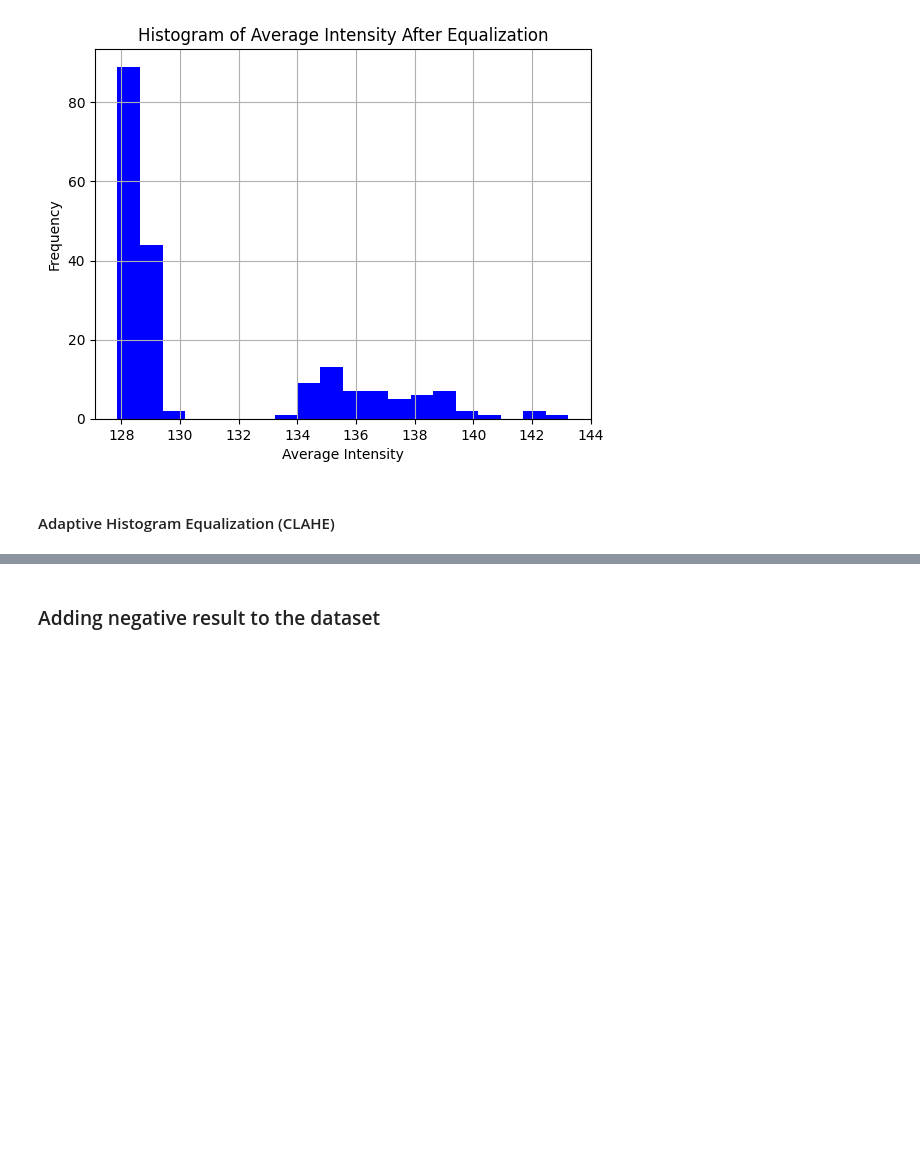
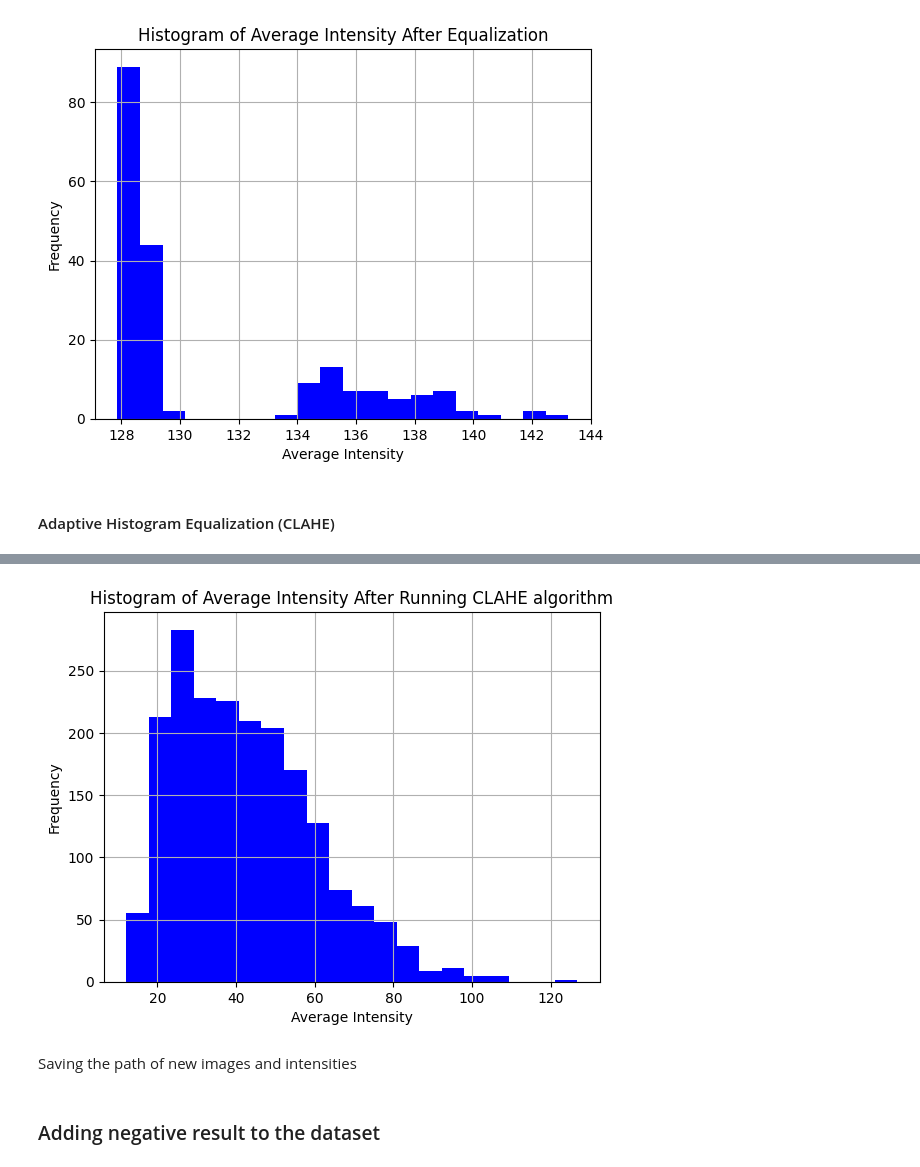
Before and after one commit to dudderThugger/laboratory-mammography, a Jupyter notebook: mammography_seg_ml.ipynb, the cells around one changed output, grey strips where cells are left out. Cells and saved outputs as stored; diff of their text form; code cells hidden in the pictures; blank space fills up the shorter version.

Commit message:
clahe equalization added

```diff
--- a/mammography_seg_ml.ipynb
+++ b/mammography_seg_ml.ipynb
@@ -485,5 +516,10 @@ plt.savefig('avg_intensity_equalized_histogram.png')
 # %% [markdown]
 #### Adaptive Histogram Equalization (CLAHE)
 # %%
-def clahe_image(image_destination, image_source):
+def clahe_image(image_source, image_destination):
     image = cv.imread(image_source)
+    image_grey = cv.cvtColor(image, cv.COLOR_BGR2GRAY)
+
+    clahe = cv.createCLAHE(clipLimit=5)
+    final_img = clahe.apply(image_grey)
+    cv.imwrite(image_destination, final_img)
@@ -491,0 +526,12 @@ def clahe_image(image_destination, image_source):
+# %%
+calc_findings['clahe_img_path'] = calc_findings['full_png_path']
+calc_findings['intensity_after_clahe'] = calc_findings['intensity']
+intensity_array = []
+
+for i in range(len(calc_findings.loc[:, 'full_png_path'])):
+    dest = clahe_img_path + f'/{i}.jpg'
+    clahe_image(calc_findings.loc[i,'full_png_path'], dest)
+    calc_findings.loc[i,'clahe_img_path'] = dest
+    calc_findings.loc[i,'intensity_after_clahe'] = calculate_intensity_for_png(dest)
+    intensity_array.append(calc_findings.loc[i,'intensity_after_clahe'])
+    print(calc_findings.loc[i,'intensity_after_clahe'])
@@ -491,0 +557,11 @@ def clahe_image(image_destination, image_source):
+# %%
+plt.hist(intensity_array, bins=20, color='blue')
+plt.xlabel('Average Intensity')
+plt.ylabel('Frequency')
+plt.title('Histogram of Average Intensity After Running CLAHE algorithm')
+plt.grid(True)
+plt.savefig('avg_intensity_clahe_histogram.png')
+# %% [output]
+[figure, added]
+# %% [markdown]
+Saving the path of new images and intensities
```
Also changed, not shown: parts of 7 cells of this notebook, 2 other files.
